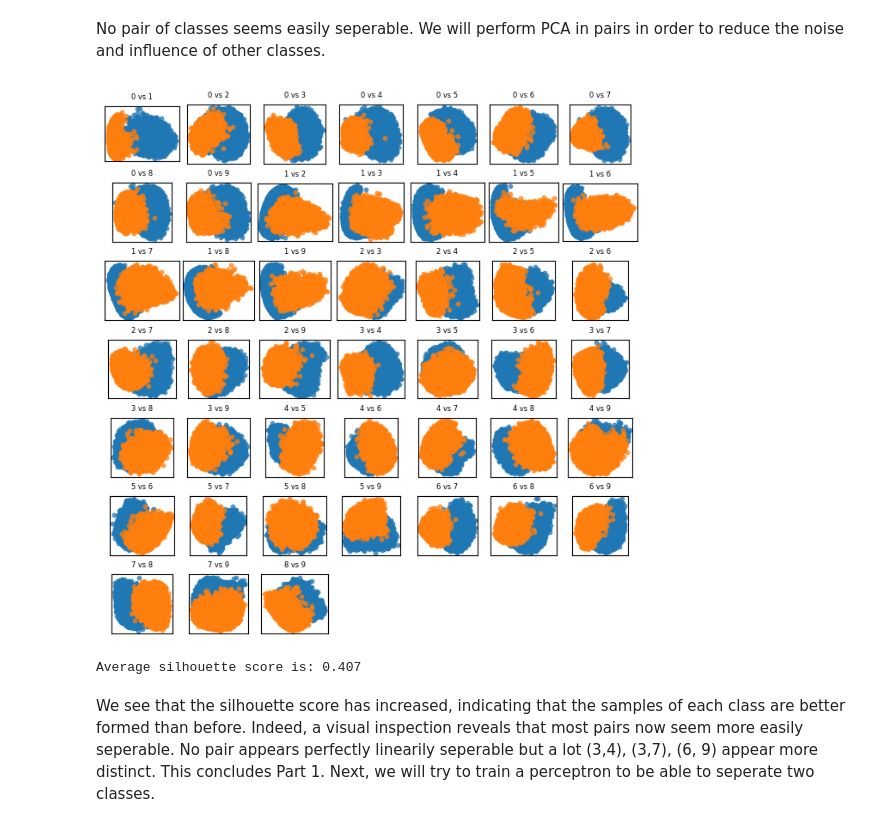
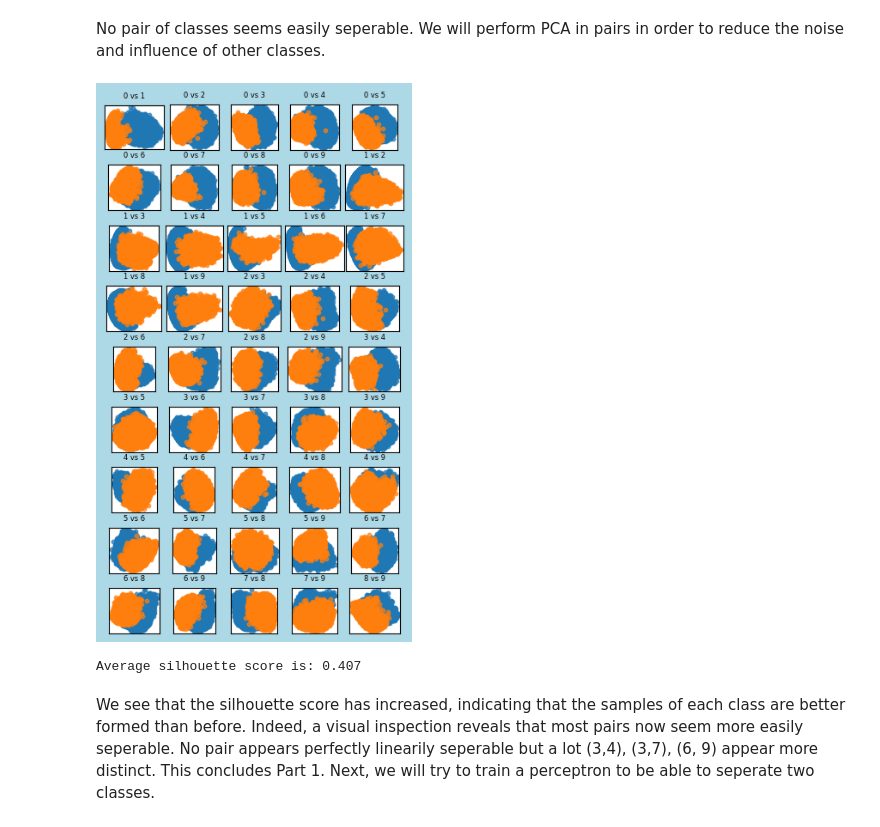
Before and after one commit to Manouil/ffoml, a Jupyter notebook: ga2.ipynb, the cells around one changed output. Saved outputs shown, nothing was run; the diff lists cells and outputs as text; code cells hidden in the pictures.

```diff
--- a/ga2.ipynb
+++ b/ga2.ipynb
@@ -55,7 +56,7 @@ We get a general idea of the whole dataset but we have to to brake it into small
 class_pairs = list(combinations(range(10), 2))
 
 # set up plot table shape
-fig, axes = plt.subplots(len(class_pairs) // 7 + (len(class_pairs) % 7 != 0), 7, figsize=(8, 8))
+fig, axes = plt.subplots(len(class_pairs) // 5 + (len(class_pairs) % 5 != 0), 5, figsize=(5, 8.5))
 
 axes = axes.flatten()
 
@@ -67,7 +68,7 @@ for idx, (class1, class2) in enumerate(class_pairs):
 
     cond = (y_train == class1) + (y_train == class2)
     x_train_pca_bin = x_train_pca[cond, :]
-    y_train_pca_bin = y_train [cond] * 1
+    y_train_pca_bin = y_train[cond] * 1
 
     y_train_pca_bin = np.where(y_train_pca_bin == class1, -1, 1)
 
@@ -104,60 +105,60 @@ Average silhouette score is: 0.337
 No pair of classes seems easily seperable. We will perform PCA in pairs in order to reduce the noise and influence of other classes.
 # %%
 # function that accepts two digits and returns the corresponding slices of train data and labels
-def digit_pairs(digit1, digit2):
+def digit_pairs(x, y, digit1, digit2):
     if digit1 == digit2:
         print('Same digit given twice')
         raise ValueError
 
-    cond = (y_train==digit1) + (y_train==digit2)
-    x_train_binary = x_train[cond, :]
-    y_train_binary = y_train[cond].astype(int)
-    y_train_binary = np.where(y_train_binary == digit1, -1, 1)
+    cond = (y==digit1) + (y==digit2)
+    x_binary = x[cond, :]
+    y_binary = y[cond].astype(int)
+    y_binary = np.where(y_binary == digit1, -1, 1)
 
-    return x_train_binary, y_train_binary
+    return x_binary, y_binary
 # %%
 # Same as before, but now PCA is done on each slice of digit pairs, individually
 class_pairs = list(combinations(range(10), 2))
 
-fig, axes = plt.subplots(len(class_pairs) // 7 + (len(class_pairs) % 7 != 0), 7, figsize=(8, 8))
+fig, axes = plt.subplots(len(class_pairs) // 5 + (len(class_pairs) % 5 != 0), 5, figsize=(4.5, 8))
+fig.patch.set_facecolor('lightblue')
 
 axes = axes.flatten()
 
 total_sil_score = 0
 
+pca2 = PCA(n_components=2)
 for idx, (class1, class2) in enumerate(class_pairs):
     ax = axes[idx]
-
-    x_train_bin, y_train_bin = digit_pairs(class1, class2)
-    pca = PCA(n_components=2)
-    x_train_bin_pca = pca.fit_transform(x_train_bin)
+    x_train_bin, y_train_bin = digit_pairs(x_train, y_train, class1, class2)
+    x_train_bin_pca = pca2.fit_transform(x_train_bin)
 
     sil_score = silhouette_score(x_train_bin_pca, y_train_bin)
     total_sil_score += sil_score
 
     # Plot
     ax.scatter(x_train_bin_pca[y_train_bin == -1, 0], x_train_bin_pca[y_train_bin == -1, 1], alpha=0.7, s=10, label=f'Class {class1}')
     ax.scatter(x_train_bin_pca[y_train_bin == 1, 0], x_train_bin_pca[y_train_bin == 1, 1], alpha=0.7, s=10, label=f'Class {class2}')
 
     # Making plot less cluttered
     ax.set_title(f'{class1} vs {class2}', fontsize=6)
     ax.set_aspect('equal')
     ax.set_xticks([])
     ax.set_yticks([])
     ax.set_xlabel('')
     ax.set_ylabel('')
 
 # Remove empty subplots
 for idx in range(len(class_pairs), len(axes)):
     fig.delaxes(axes[idx])
 
 # Reuce white space
 plt.subplots_adjust(wspace= 0.02, hspace=0.33)
 plt.show()
 
 print('Average silhouette score is:', round(total_sil_score/len(class_pairs), 3))
 # %% [output]
-[figure, old version]
+[figure, new version]
 Average silhouette score is: 0.407
 # %% [markdown]
 We see that the silhouette score has increased, indicating that the samples of each class are better formed than before. Indeed, a visual inspection reveals that most pairs now seem more easily seperable. No pair appears perfectly linearily seperable but a lot (3,4), (3,7), (6, 9) appear more distinct. This concludes Part 1. Next, we will try to train a perceptron to be able to seperate two classes.
```
Also changed, not shown: parts of 28 cells of this notebook, 1 other file.
